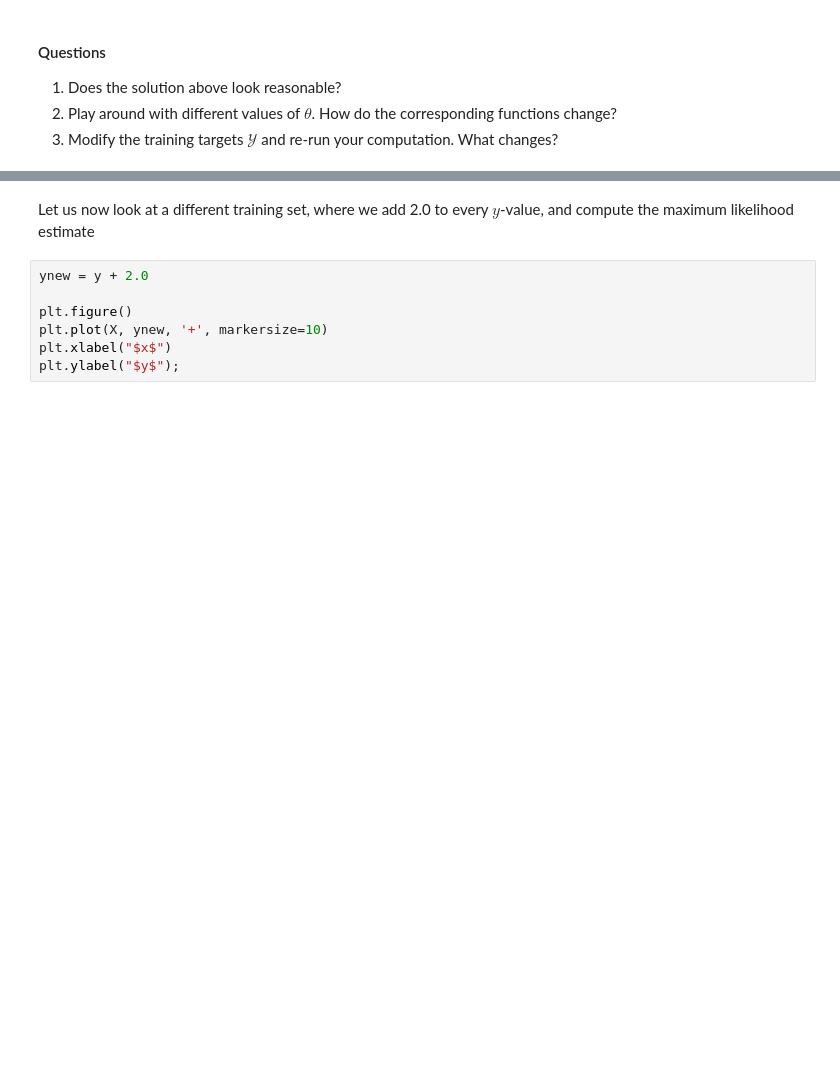
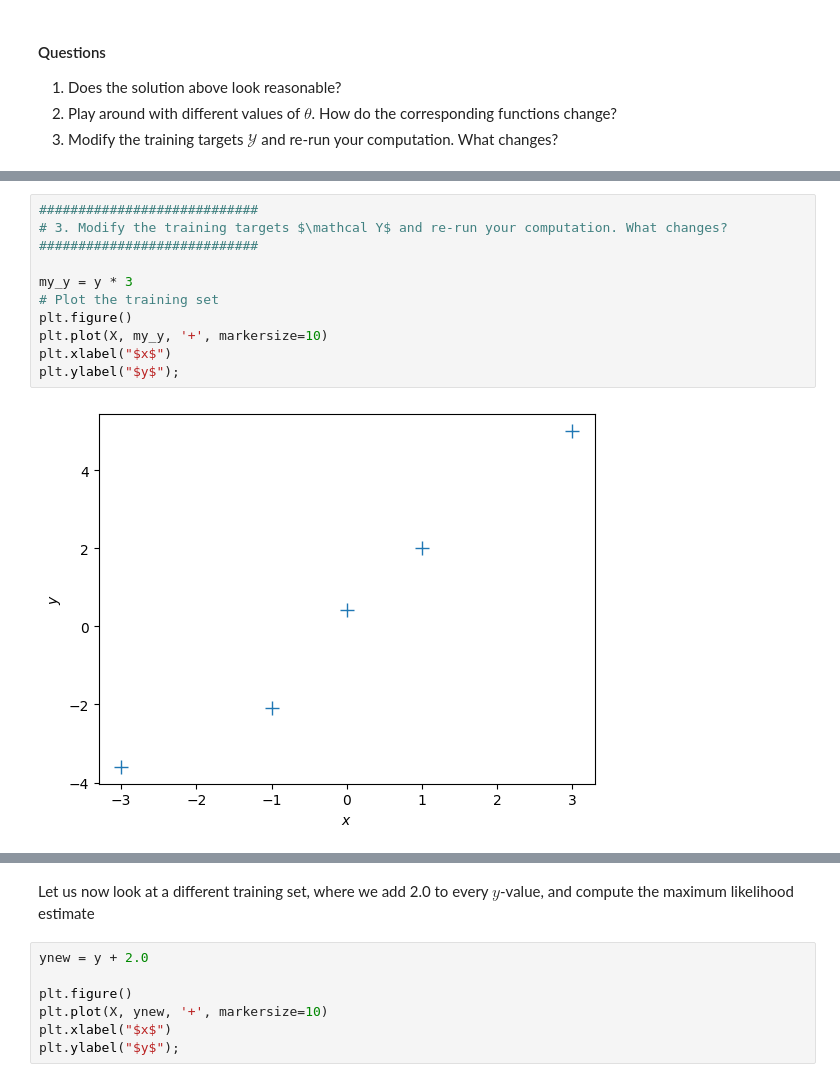
Before and after one commit to albamr09/MML, a Jupyter notebook: 09_Linear_Regression/tutorial_linear_regression.ipynb, the cells around one changed output, grey strips where cells are left out. Cells and saved outputs as stored; diff of their text form; blank space fills up the shorter version.

```diff
--- a/09_Linear_Regression/tutorial_linear_regression.ipynb
+++ b/09_Linear_Regression/tutorial_linear_regression.ipynb
@@ -95,0 +124,13 @@ plt.ylabel("$y$");
+# %%
+############################
+# 3. Modify the training targets $\mathcal Y$ and re-run your computation. What changes?
+############################
+
+my_y = y * 3
+# Plot the training set
+plt.figure()
+plt.plot(X, my_y, '+', markersize=10)
+plt.xlabel("$x$")
+plt.ylabel("$y$");
+# %% [output]
+[figure, added]
```
Also changed, not shown: parts of 10 cells of this notebook.
